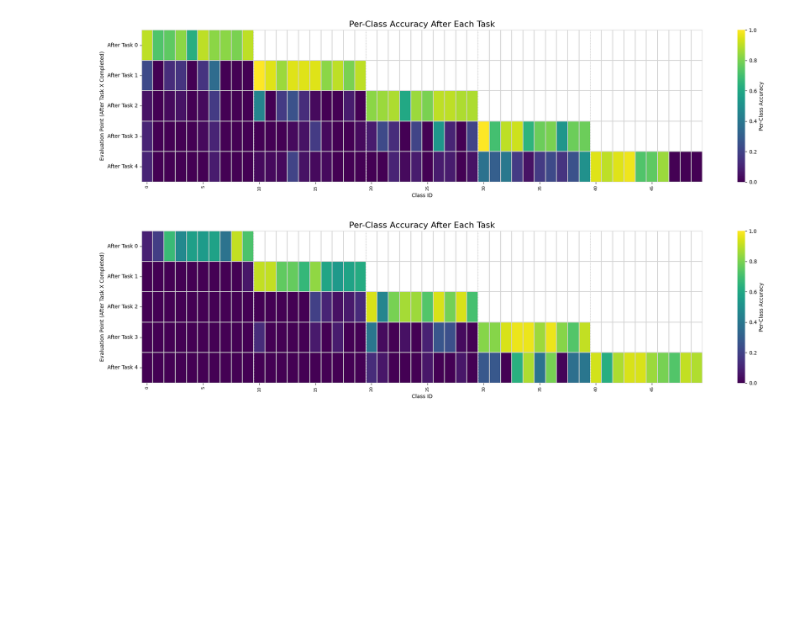
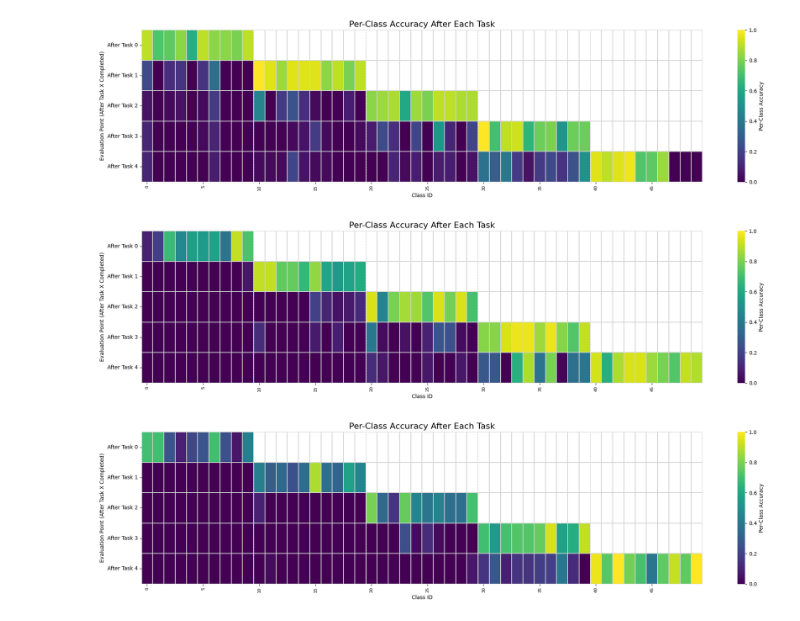
Before and after one commit to avelynkwong/fg-continual-learning, a Jupyter notebook: eda2_train_new_task.ipynb, the cells around one changed output. Cells and saved outputs as stored; diff of their text form; code cells hidden in the pictures; blank space fills up the shorter version.

Commit message:
results for DTD, families, variant

```diff
--- a/eda2_train_new_task.ipynb
+++ b/eda2_train_new_task.ipynb
@@ -784,3 +784,12 @@ num_classes_per_task = 10
 visualize_forgetting(accuracy_file_path, num_total_classes, num_classes_per_task)
 # %% [output]
 [figure]
+# %%
+# the aircraft variants
+accuracy_file_path = 'accuracies.txt'
+num_total_classes = 50
+num_classes_per_task = 10
+
+visualize_forgetting(accuracy_file_path, num_total_classes, num_classes_per_task)
+# %% [output]
+[figure, added]
```
